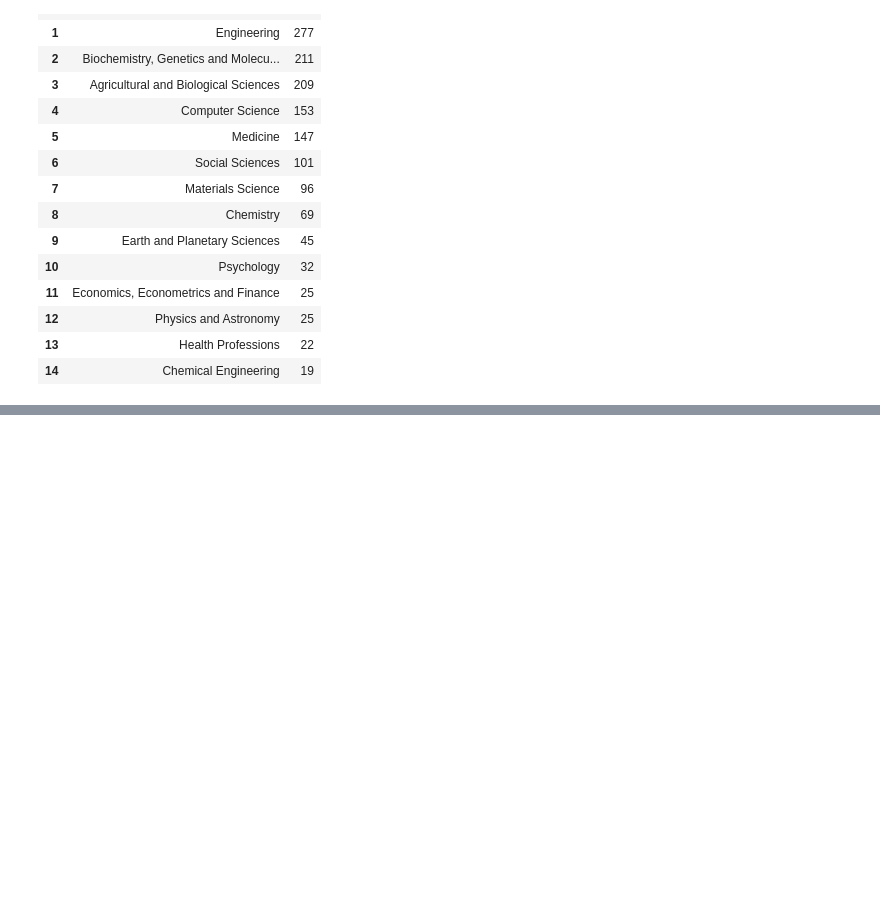
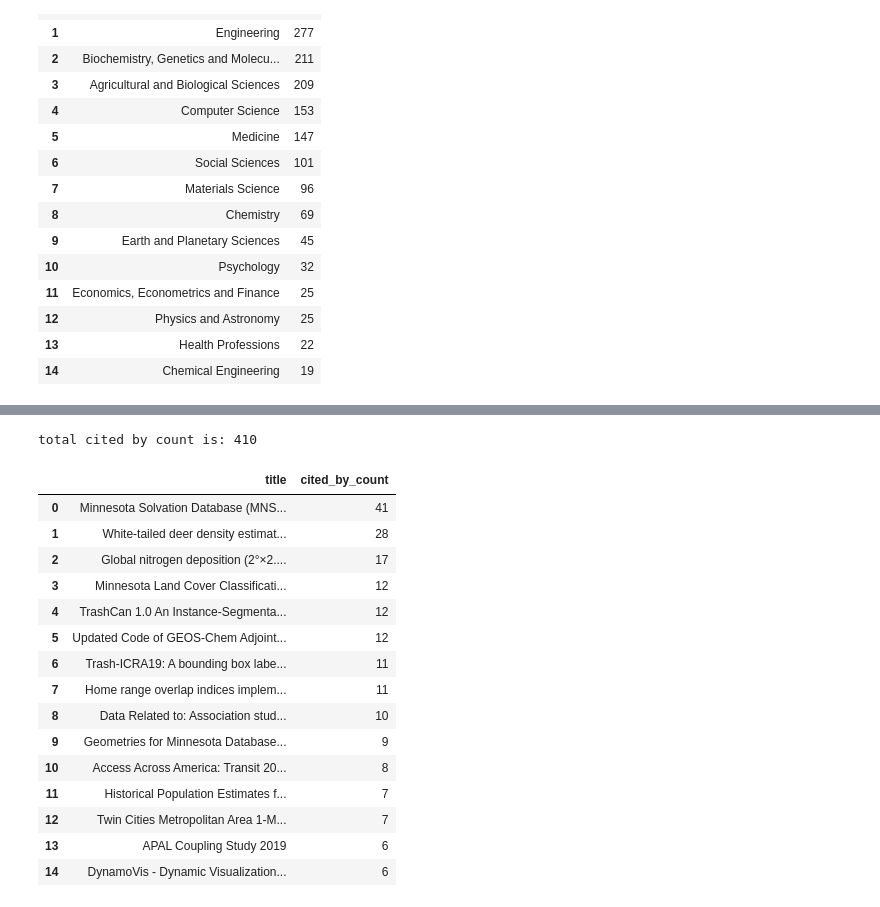
Before and after one commit to senderrr/OpenAlex, a Jupyter notebook: OpenAlexSourceVisuals.ipynb, the cells around one changed output, grey strips where cells are left out. Saved outputs shown, nothing was run; the diff lists cells and outputs as text; code cells hidden in the pictures; blank space fills up the shorter version.

```diff
--- a/OpenAlexSourceVisuals.ipynb
+++ b/OpenAlexSourceVisuals.ipynb
@@ -189,0 +231,24 @@ topics_field_display_name_ror.head(15).reset_index(drop=True)
+# %%
+OpenAccessdf = df[df['is_oa'] == True]
+OpenAccessdf = OpenAccessdf[['title', 'cited_by_count']].sort_values(by=['cited_by_count'], ascending=False).drop_duplicates().reset_index(drop=True)
+print('total cited by count is:', OpenAccessdf['cited_by_count'].sum())
+
+OpenAccessdf.head(15)
+# %% [output]
+total cited by count is: 410
+|  | title | cited_by_count |
+| 0 | Minnesota Solvation Database (MNS... | 41 |
+| 1 | White-tailed deer density estimat... | 28 |
+| 2 | Global nitrogen deposition (2°×2.... | 17 |
+| 3 | Minnesota Land Cover Classificati... | 12 |
+| 4 | TrashCan 1.0 An Instance-Segmenta... | 12 |
+| 5 | Updated Code of GEOS-Chem Adjoint... | 12 |
+| 6 | Trash-ICRA19: A bounding box labe... | 11 |
+| 7 | Home range overlap indices implem... | 11 |
+| 8 | Data Related to: Association stud... | 10 |
+| 9 | Geometries for Minnesota Database... | 9 |
+| 10 | Access Across America: Transit 20... | 8 |
+| 11 | Historical Population Estimates f... | 7 |
+| 12 | Twin Cities Metropolitan Area 1-M... | 7 |
+| 13 | APAL Coupling Study 2019 | 6 |
+| 14 | DynamoVis - Dynamic Visualization... | 6 |
```
Also changed, not shown: parts of 16 cells of this notebook, 1 other file.
